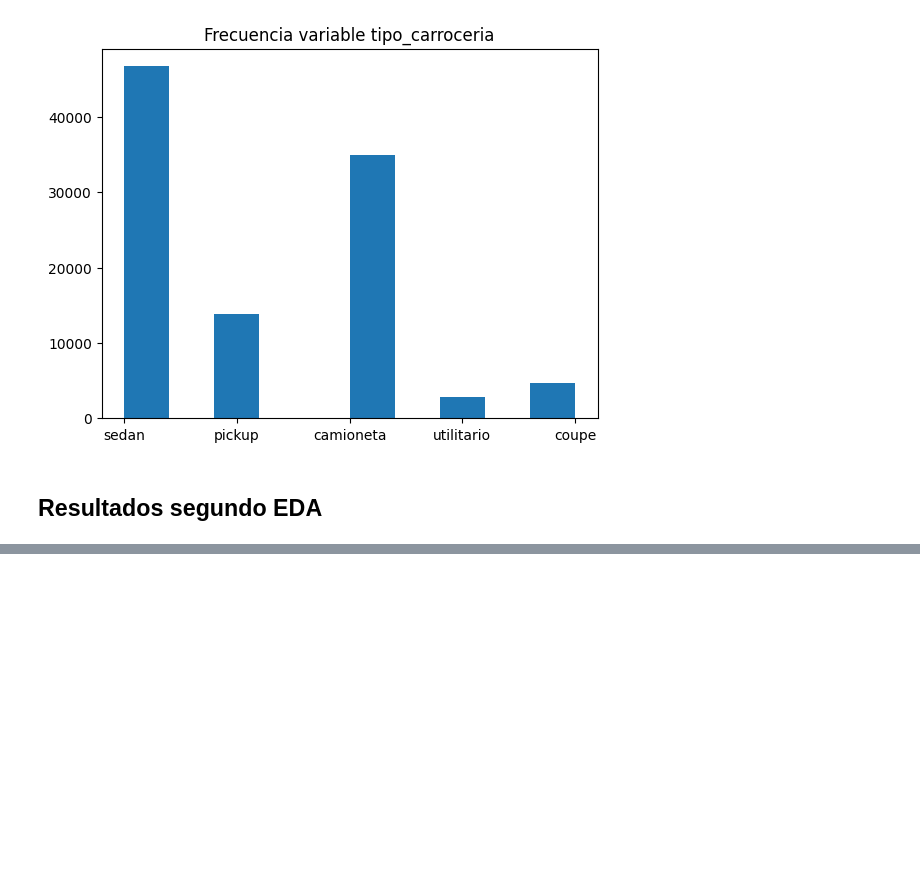
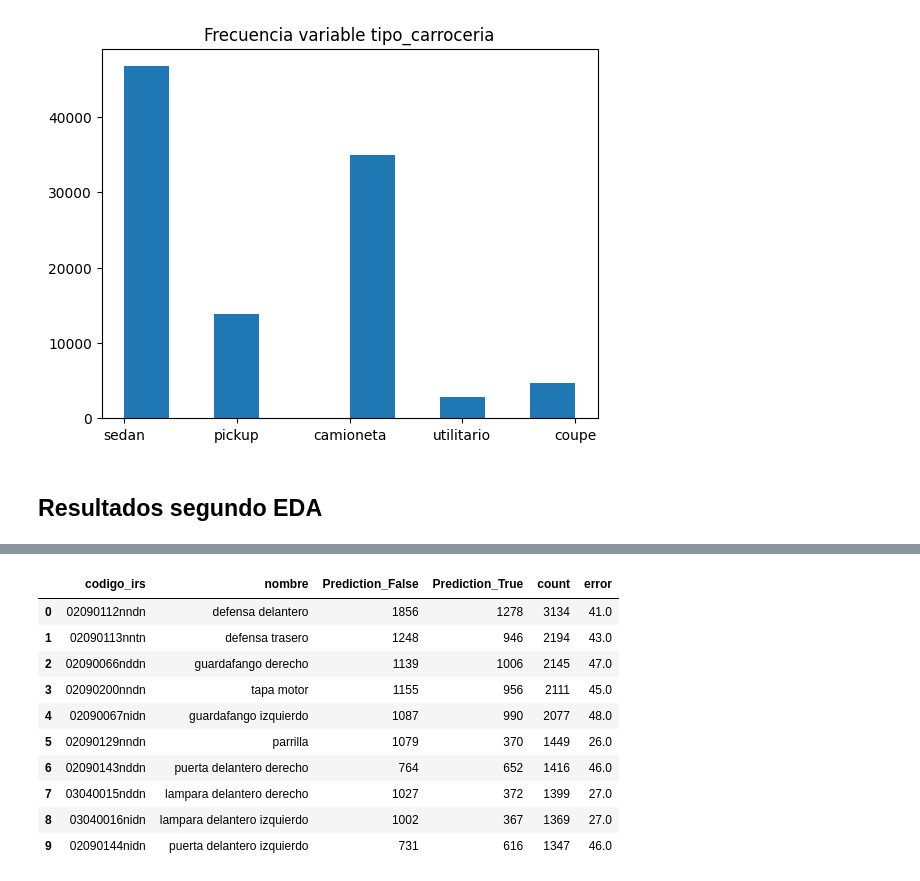
Before and after one commit to Oriojas/test_ia_incidents_cars, a Jupyter notebook: eda_clean_data.ipynb, the cells around one changed output, grey strips where cells are left out. Saved outputs shown, nothing was run; the diff lists cells and outputs as text; code cells hidden in the pictures; blank space fills up the shorter version.

```diff
--- a/eda_clean_data.ipynb
+++ b/eda_clean_data.ipynb
@@ -341,0 +472,3 @@ profile.to_file("eda_files/output_clean.html")
+# %%
+df_bad_pred = pd.get_dummies(df_model_acc["bad_pred"], prefix="bad_pred")
+df_bad_pred
@@ -341,0 +489,3 @@ profile.to_file("eda_files/output_clean.html")
+# %%
+df_model_acc_top10 = pd.concat([df_model_acc, df_bad_pred], axis=1)
+df_model_acc_top10.tail()
@@ -341,0 +499,24 @@ profile.to_file("eda_files/output_clean.html")
+# %%
+df_model_acc_top10 = df_model_acc_top10.groupby(by=["codigo_irs", "nombre"],
+                                                as_index=False).agg({"bad_pred_False": "sum",
+                                                                     "Prediction_True": "sum",
+                                                                     "bad_pred": "count"})
+df_model_acc_top10 = df_model_acc_top10.rename(columns={"bad_pred": "count"})
+df_model_acc_top10 = df_model_acc_top10.sort_values('count', ascending=False)
+df_model_acc_top10 = df_model_acc_top10.reset_index(drop=True)
+# %%
+df_model_acc_top10["error"] = round(df_model_acc_top10["Prediction_True"] / df_model_acc_top10["count"], 2) * 100
+# %%
+df_model_acc_top10.head(10)
+# %% [output]
+|  | codigo_irs | nombre | Prediction_False | Prediction_True | count | error |
+| 0 | 02090112nndn | defensa delantero | 1856 | 1278 | 3134 | 41.0 |
+| 1 | 02090113nntn | defensa trasero | 1248 | 946 | 2194 | 43.0 |
+| 2 | 02090066nddn | guardafango derecho | 1139 | 1006 | 2145 | 47.0 |
+| 3 | 02090200nndn | tapa motor | 1155 | 956 | 2111 | 45.0 |
+| 4 | 02090067nidn | guardafango izquierdo | 1087 | 990 | 2077 | 48.0 |
+| 5 | 02090129nndn | parrilla | 1079 | 370 | 1449 | 26.0 |
+| 6 | 02090143nddn | puerta delantero derecho | 764 | 652 | 1416 | 46.0 |
+| 7 | 03040015nddn | lampara delantero derecho | 1027 | 372 | 1399 | 27.0 |
+| 8 | 03040016nidn | lampara delantero izquierdo | 1002 | 367 | 1369 | 27.0 |
+| 9 | 02090144nidn | puerta delantero izquierdo | 731 | 616 | 1347 | 46.0 |
```
Also changed, not shown: parts of 30 cells of this notebook, 2 other files.
